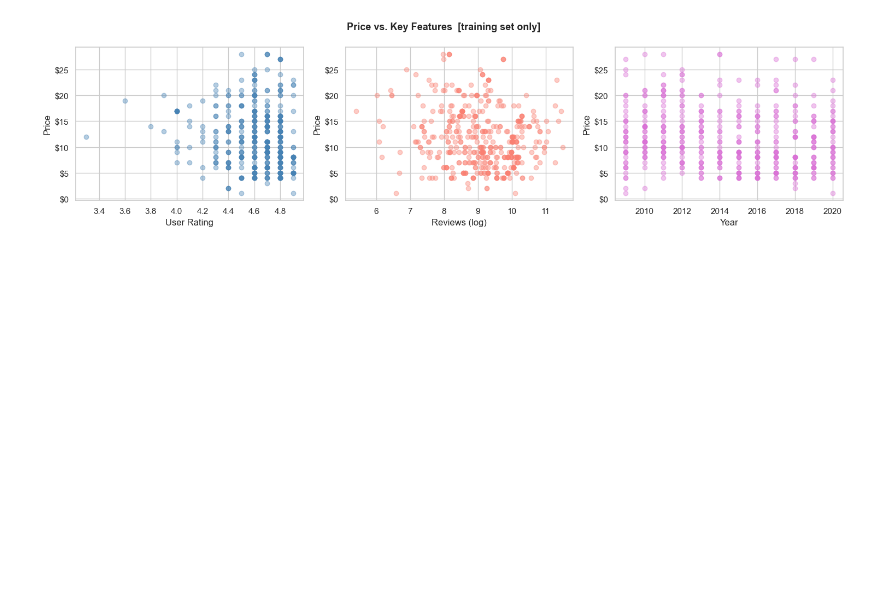
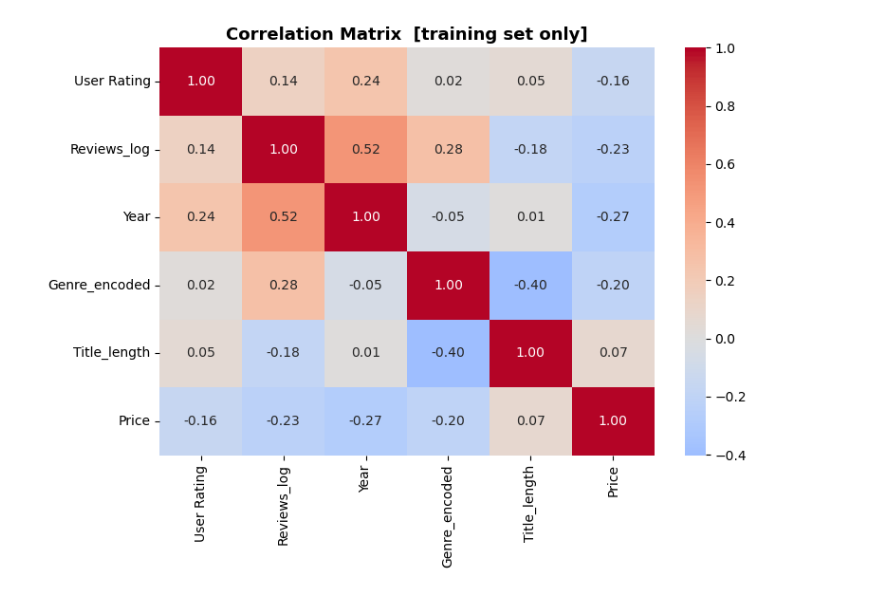
Before and after one commit to antonnoel/book-price-prediction, a Jupyter notebook: book-price-analysis-anton-bozoki.ipynb, the cells around one changed output. Drawn from its saved outputs; the diff is of its cells as text; code cells hidden in the pictures; blank space fills up the shorter version.

```diff
--- a/book-price-analysis-anton-bozoki.ipynb
+++ b/book-price-analysis-anton-bozoki.ipynb
@@ -67,9 +71,6 @@ Final shape: (557, 7)
 def split_data(df, test_size=0.2, random_state=42):
     """
     Splits the data into a training set (80%) and a test set (20%).
-    EDA and feature engineering will only be performed on the training set
-    to avoid any information from the test set leaking into the model.
-
     """
     df_train, df_test = train_test_split(df, test_size=test_size,
                                          random_state=random_state)
@@ -77,6 +78,3 @@ def split_data(df, test_size=0.2, random_state=42):
     print(f"Test set     : {df_test.shape[0]} rows ({test_size:.0%})")
     print("\nAll EDA and analysis below is performed on the training set only.")
     return df_train, df_test
-
-
-df_train, df_test = split_data(df_clean)
@@ -187,78 +175,26 @@ Name: Price, dtype: float64
 # %%
-def plot_price_relationships(df):
+def plot_correlation_heatmap(df):
     """
-    We do plots of price vs. user rating, reviews, and year,
-    plus a boxplot comparing fiction vs. non-fiction pricing.
-    Again, if the plots are noisy and the pricing mechanism is non-linear, a random forest model is more suitable for us.
+    Plots a correlation heatmap between all numeric features.
+    Shows which features are mathematically related to price.
+    If none of the variables show a strong linear correlation, we can say that book price prediction is non-linear,
+    hence the random forest prediction model might be more suitable than the linear regression.
+    """
+    numeric_cols = ["User Rating", "Reviews_log", "Year",
+                    "Genre_encoded", "Title_length", "Price"]
+    corr = df[numeric_cols].corr()
 
-    """
-    dollar_fmt = ticker.FuncFormatter(lambda x, _: f"${x:.0f}") #the prices are in US dollar
-
-    fig, axes = plt.subplots(1, 3, figsize=(15, 4))
-    fig.suptitle("Price vs. Key Features  [training set only]",
-                 fontsize=13, fontweight="bold")
-
-    axes[0].scatter(df["User Rating"], df["Price"], alpha=0.4, color="steelblue")
-    axes[0].set_xlabel("User Rating")
-    axes[0].set_ylabel("Price")
-    axes[0].yaxis.set_major_formatter(dollar_fmt)
-
-    axes[1].scatter(df["Reviews_log"], df["Price"], alpha=0.4, color="salmon")
-    axes[1].set_xlabel("Reviews (log)")
-    axes[1].set_ylabel("Price")
-    axes[1].yaxis.set_major_formatter(dollar_fmt)
-
-    axes[2].scatter(df["Year"], df["Price"], alpha=0.4, color="orchid")
-    axes[2].set_xlabel("Year")
-    axes[2].set_ylabel("Price")
-    axes[2].yaxis.set_major_formatter(dollar_fmt)
-
+    plt.figure(figsize=(8, 6))
+    sns.heatmap(corr, annot=True, fmt=".2f", cmap="coolwarm", center=0)
+    plt.title("Correlation Matrix  [training set only]",
+              fontsize=13, fontweight="bold")
     plt.tight_layout()
-    plt.savefig("scatter_price.png", dpi=150)
+    plt.savefig("correlation_heatmap.png", dpi=150)
     plt.show()
 
-    # boxplot by genre
-    fiction    = df[df["Genre"] == "Fiction"]["Price"]
-    nonfiction = df[df["Genre"] == "Non Fiction"]["Price"]
+    print("\nCorrelation with Price (sorted):")
+    print(corr["Price"].drop("Price").sort_values(ascending=False))
 
-    fig, ax = plt.subplots(figsize=(6, 4))
-    ax.boxplot([fiction, nonfiction],
-               labels=["Fiction", "Non-Fiction"],
-               patch_artist=True,
-               boxprops=dict(facecolor="lightblue", color="navy"),
-               medianprops=dict(color="red", linewidth=2))
-    ax.set_title("Price by Genre  [training set only]",
-                 fontsize=12, fontweight="bold")
-    ax.set_ylabel("Price")
-    ax.yaxis.set_major_formatter(dollar_fmt)
-    plt.tight_layout()
-    plt.savefig("price_by_genre.png", dpi=150)
-    plt.show()
-
-    prices_fiction = df[df["Genre"] == "Fiction"]["Price"]
-    prices_nonfiction = df[df["Genre"] == "Non Fiction"]["Price"]
-
-    # define a helper function to calculate all the values
-    def calculate_manual_stats(price_data):
-        return {
-            "Count": price_data.count(),
-            "Mean": round(price_data.mean(), 2),
-            "Std Deviation": round(price_data.std(), 2),
-            "Minimum": price_data.min(),
-            "25% (Q1)": price_data.quantile(0.25),
-            "50% (Median)": price_data.median(),
-            "75% (Q3)": price_data.quantile(0.75),
-            "Maximum": price_data.max()
-        }
-    genre_stats = {
-        "Fiction": calculate_manual_stats(prices_fiction),
-        "Non Fiction": calculate_manual_stats(prices_nonfiction)
-    }
-
-    # put the results into a table
-    stats_table = pd.DataFrame(genre_stats).T
-    display(stats_table)
-
-plot_price_relationships(df_train)
+plot_correlation_heatmap(df_train)
 # %% [output]
-[figure, old version]
+[figure, new version]
```
Also changed, not shown: parts of 15 cells of this notebook, 8 other files.
